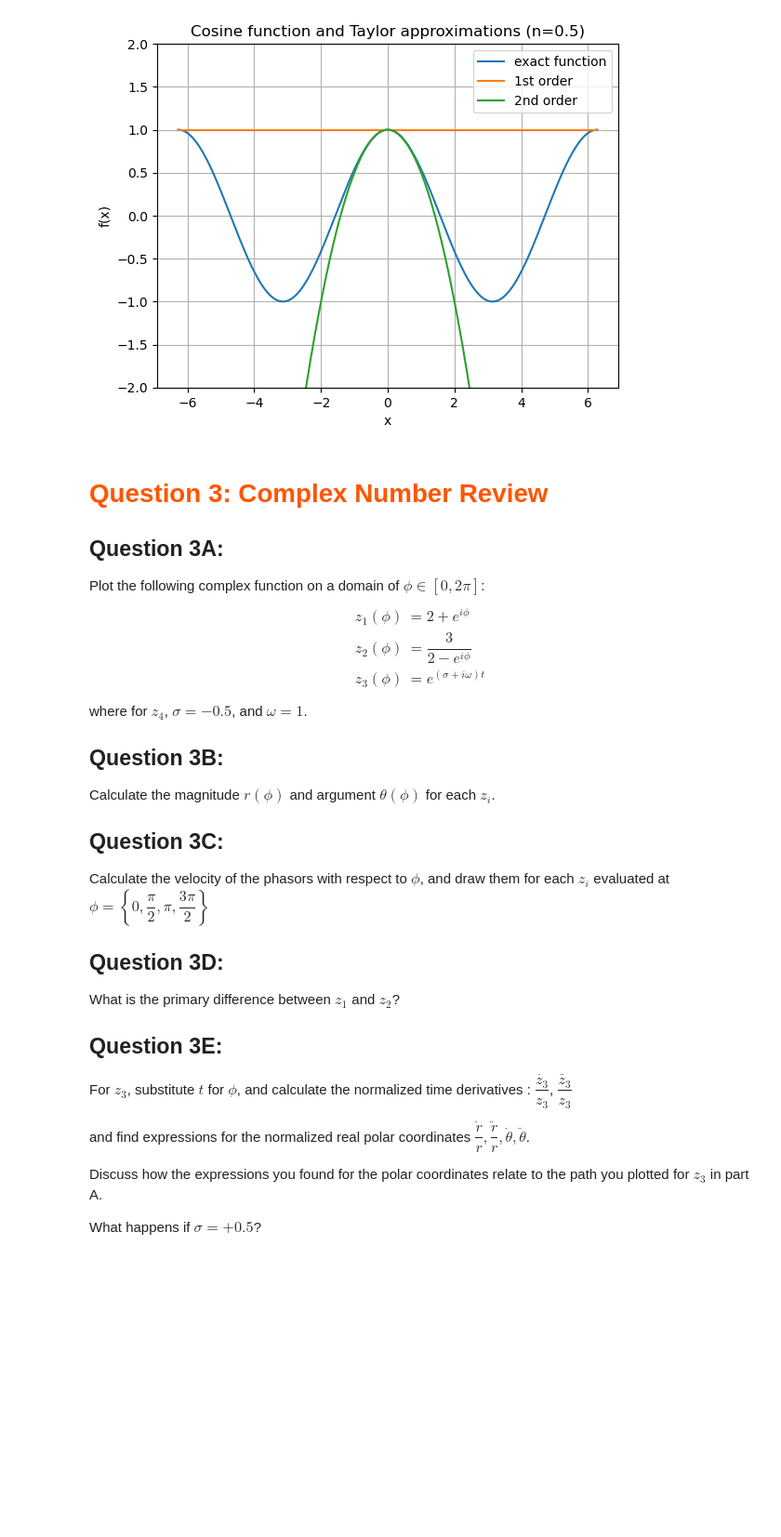
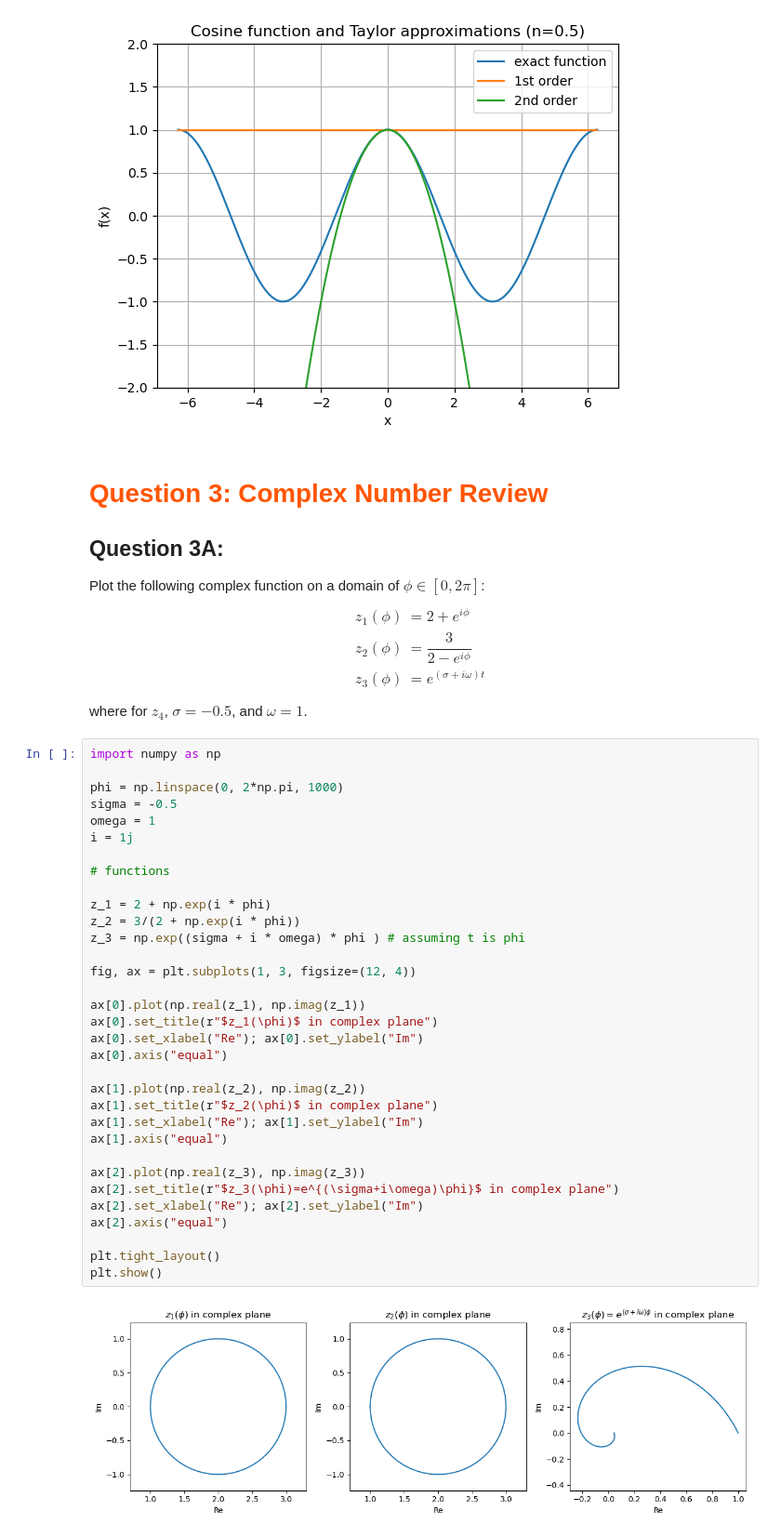
Before and after one commit to cacapuano/carolines_lasers_course_repo, a Jupyter notebook: homework_submissions/capuano_01_hw_plane_waves_math_review.ipynb, the cells around one changed output. Shown at 93% size. Drawn from its saved outputs; the diff is of its cells as text; blank space fills up the shorter version.

```diff
--- a/homework_submissions/capuano_01_hw_plane_waves_math_review.ipynb
+++ b/homework_submissions/capuano_01_hw_plane_waves_math_review.ipynb
@@ -379,21 +382,38 @@ z_2(\phi) &= \dfrac{3}{2 - e^{i \phi}}\\
 z_3(\phi) &= e^{(\sigma + i \omega) t}
 \end{align}
 where for $z_4$, $\sigma = -0.5$, and $\omega = 1$.
-
-## Question 3B:
-Calculate the magnitude $r(\phi)$ and argument $\theta(\phi)$ for each $z_i$.
-
-## Question 3C:
-Calculate the velocity of the phasors with respect to $\phi$, and draw them for each $z_i$ evaluated at $\phi = \left\{0, \dfrac{\pi}{2}, \pi, \dfrac{3\pi}{2} \right\}$
-
-## Question 3D:
-What is the primary difference between $z_1$ and $z_2$?
-
-## Question 3E:
-For $z_3$, substitute $t$ for $\phi$, and calculate the normalized time derivatives : $\dfrac{\dot{z_3}}{z_3}$, $\dfrac{\ddot{z_3}}{z_3}$
-
-and find expressions for the normalized real polar coordinates $\dfrac{\dot{r}}{r}, \dfrac{\ddot{r}}{r}, \dot{\theta}, \ddot{\theta}$.
-
-Discuss how the expressions you found for the polar coordinates relate to the path you plotted for $z_3$ in part A.
-
-What happens if $\sigma = +0.5$?
+# %%
+import numpy as np
+
+phi = np.linspace(0, 2*np.pi, 1000)
+sigma = -0.5
+omega = 1
+i = 1j
+
+# functions
+
+z_1 = 2 + np.exp(i * phi)
+z_2 = 3/(2 + np.exp(i * phi))
+z_3 = np.exp((sigma + i * omega) * phi ) # assuming t is phi
+
+fig, ax = plt.subplots(1, 3, figsize=(12, 4))
+
+ax[0].plot(np.real(z_1), np.imag(z_1))
+ax[0].set_title(r"$z_1(\phi)$ in complex plane")
+ax[0].set_xlabel("Re"); ax[0].set_ylabel("Im")
+ax[0].axis("equal")
+
+ax[1].plot(np.real(z_2), np.imag(z_2))
+ax[1].set_title(r"$z_2(\phi)$ in complex plane")
+ax[1].set_xlabel("Re"); ax[1].set_ylabel("Im")
+ax[1].axis("equal")
+
+ax[2].plot(np.real(z_3), np.imag(z_3))
+ax[2].set_title(r"$z_3(\phi)=e^{(\sigma+i\omega)\phi}$ in complex plane")
+ax[2].set_xlabel("Re"); ax[2].set_ylabel("Im")
+ax[2].axis("equal")
+
+plt.tight_layout()
+plt.show()
+# %% [output]
+[figure, added]
```
Also changed, not shown: parts of 7 cells of this notebook.
